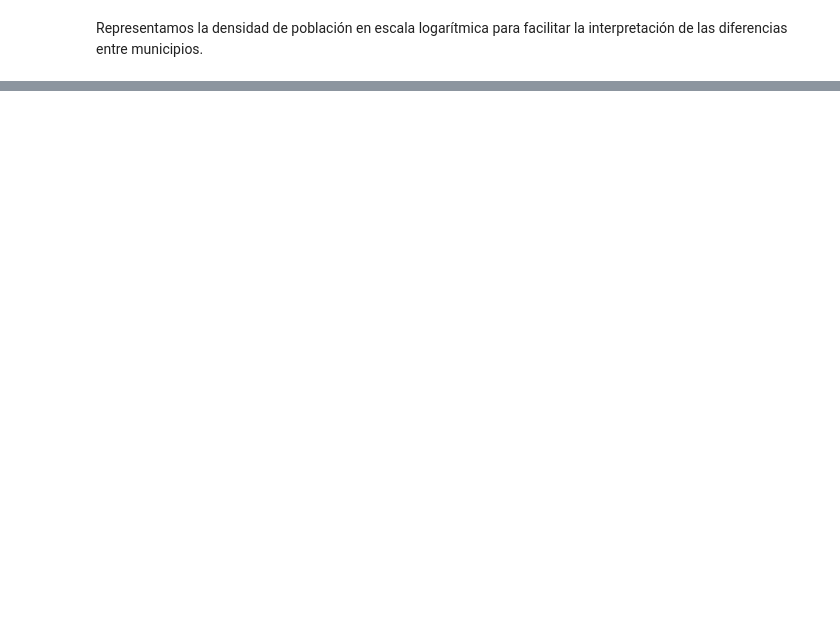
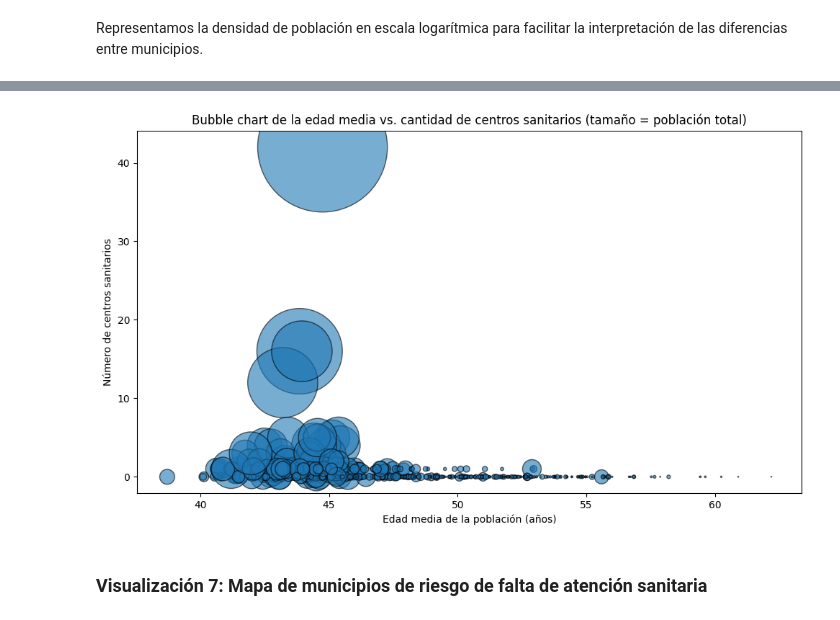
Before and after one commit to nt33/PRVD-Proyecto_Salud, a Jupyter notebook: 03-analisis/analisis_descriptivo.ipynb, the cells around one changed output, grey strips where cells are left out. Drawn from its saved outputs; the diff is of its cells as text; code cells hidden in the pictures; blank space fills up the shorter version.

```diff
--- a/03-analisis/analisis_descriptivo.ipynb
+++ b/03-analisis/analisis_descriptivo.ipynb
@@ -124,9 +38,0 @@ Name: geometry_municipio, dtype: object
-# %%
-from shapely import wkt
-
-# Convert WKT to geometry
-df["geometry"] = df["geometry_municipio"].apply(lambda x: wkt.loads(x) if pd.notna(x) else None)
-
-# Check
-print(df["geometry"].head())
-print("Any empty geometries:", df["geometry"].isna().sum())
@@ -311,0 +274,6 @@ plt.show()
+# %%
+hc_count = df.groupby("cod_municipio")["cen_cod"].count().reset_index()
+hc_count.rename(columns={"cen_cod": "num_centros"}, inplace=True)
+
+# Inspect
+hc_count.head()
@@ -311,0 +287,27 @@ plt.show()
+# %%
+df_bubble = df_unique.merge(hc_count, on="cod_municipio", how="left")
+
+# Fill municipios with 0 health centers (if none)
+df_bubble["num_centros"] = df_bubble["num_centros"].fillna(0)
+# %%
+fig, ax = plt.subplots(figsize=(10, 6))
+
+scatter = ax.scatter(
+    x=df_bubble["edad_media"],
+    y=df_bubble["num_centros"],
+    s=df_bubble["poblacion_total"] / 50,  # scale bubble sizes for visibility
+    alpha=0.6,
+    edgecolors="black"
+)
+
+ax.set_xlabel("Edad media de la población (años)")
+ax.set_ylabel("Número de centros sanitarios")
+ax.set_title("Bubble chart de la edad media vs. cantidad de centros sanitarios (tamaño = población total)")
+
+plt.tight_layout()
+plt.savefig("bubblechart_edad_media_municipios.pdf", bbox_inches="tight")
+plt.show()
+# %% [output]
+[figure, added]
+# %% [markdown]
+###  Visualización 7: Mapa de municipios de riesgo de falta de atención sanitaria
```
Also changed, not shown: parts of 51 cells of this notebook, 12 other files.
